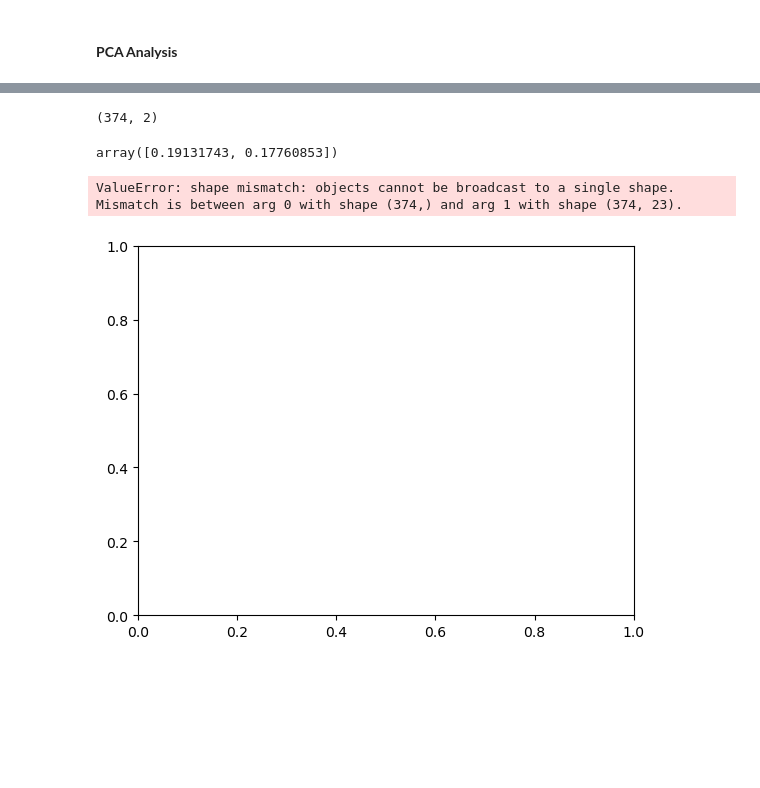
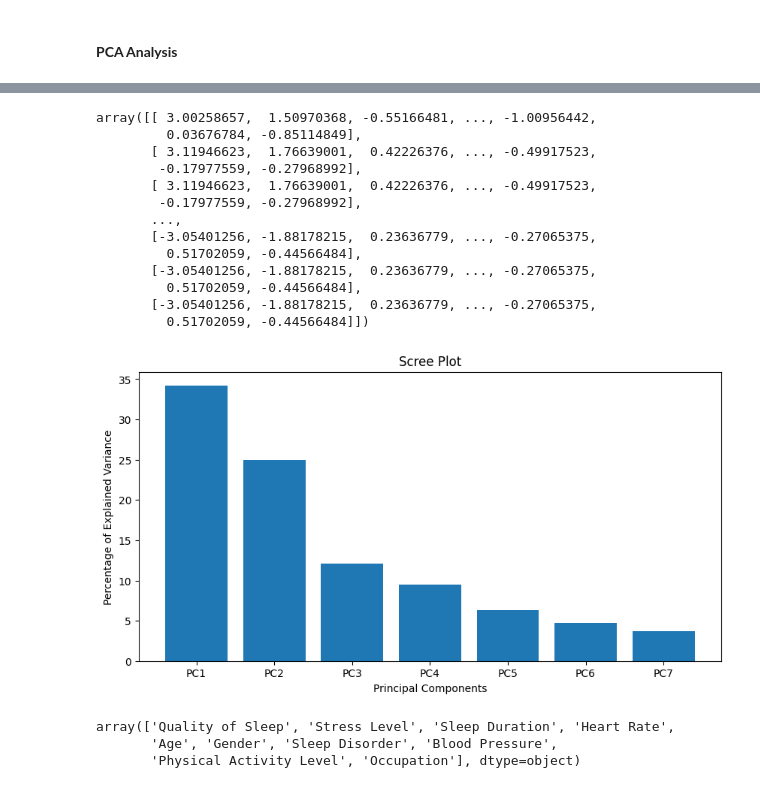
Before and after one commit to LiamHarmon/DAV_CA, a Jupyter notebook: DAV_CA.ipynb, the cells around one changed output, grey strips where cells are left out. Drawn from its saved outputs; the diff is of its cells as text; code cells hidden in the pictures; blank space fills up the shorter version.

```diff
--- a/DAV_CA.ipynb
+++ b/DAV_CA.ipynb
@@ -132,4 +147,4 @@ encoded_df = pd.DataFrame(encoded_data, columns=encoder.get_feature_names_out(ca
 # %%
-# Reset the index of the original data
-data.reset_index(drop=True, inplace=True)
-encoded_df.reset_index(drop=True, inplace=True)
+# Reset the index of the encoded data
+encoded_data.reset_index(drop=True, inplace=True)
+encoded_data.head()
@@ -299,10 +326,13 @@ PearsonRResult(statistic=0.01679141492471662, pvalue=0.7461906652961153)
 # %% [markdown]
 __No Correlation__<br>
 Daily Steps = 0.02
+# %%
+# Drop Daily Steps column
+encoded_data.drop('Daily Steps', axis=1, inplace=True)
 # %% [markdown]
 #### __PCA Analysis__
 # %%
 # Convert the scaled data to a DataFrame
-df = pd.DataFrame(final_data, columns=final_data.columns)
+df = pd.DataFrame(encoded_data, columns=encoded_data.columns)
 df.head()
 # %% [output]
@@ -417,21 +429,42 @@ Please also refer to the documentation for alternative solver options:
 # %%
-pca = PCA(n_components=2)
+pca = PCA(0.95)
 X_pca = pca.fit_transform(X_scaled)
 X_pca.shape
+per_var = np.round(pca.explained_variance_ratio_* 100, decimals=1)
+per_var
+X_pca
 # %% [output]
-(374, 2)
+array([[ 3.00258657,  1.50970368, -0.55166481, ..., -1.00956442,
+         0.03676784, -0.85114849],
+       [ 3.11946623,  1.76639001,  0.42226376, ..., -0.49917523,
+        -0.17977559, -0.27968992],
+       [ 3.11946623,  1.76639001,  0.42226376, ..., -0.49917523,
+        -0.17977559, -0.27968992],
+       ...,
+       [-3.05401256, -1.88178215,  0.23636779, ..., -0.27065375,
+         0.51702059, -0.44566484],
+       [-3.05401256, -1.88178215,  0.23636779, ..., -0.27065375,
+         0.51702059, -0.44566484],
+       [-3.05401256, -1.88178215,  0.23636779, ..., -0.27065375,
+         0.51702059, -0.44566484]])
-# %%
-pca.explained_variance_ratio_
-# %% [output]
-array([0.19131743, 0.17760853])
 # %%
-# Scree plot
+# Scree Plot
+plt.figure(figsize=(10, 5))
 labels=['PC'+str(i) for i in range(1, len(per_var)+1)]
 plt.bar(x=range(1,len(per_var)+1), height=per_var, tick_label=labels)
 plt.ylabel("Percentage of Explained Variance")
 plt.xlabel("Principal Components")
 plt.title('Scree Plot')
 plt.show()
 # %% [output]
-ValueError: shape mismatch: objects cannot be broadcast to a single shape.  Mismatch is between arg 0 with shape (374,) and arg 1 with shape (374, 23).
-[figure, old version]
+[figure, new version]
+# %%
+# Loading Scores
+loading_scores = pd.Series(pca.components_[0], index=df.columns)
+sorted_loading_scores = loading_scores.abs().sort_values(ascending=False)
+top_10_features = sorted_loading_scores[0:10].index.values
+top_10_features
+# %% [output]
+array(['Quality of Sleep', 'Stress Level', 'Sleep Duration', 'Heart Rate',
+       'Age', 'Gender', 'Sleep Disorder', 'Blood Pressure',
+       'Physical Activity Level', 'Occupation'], dtype=object)
```
Also changed, not shown: parts of 43 cells of this notebook.
